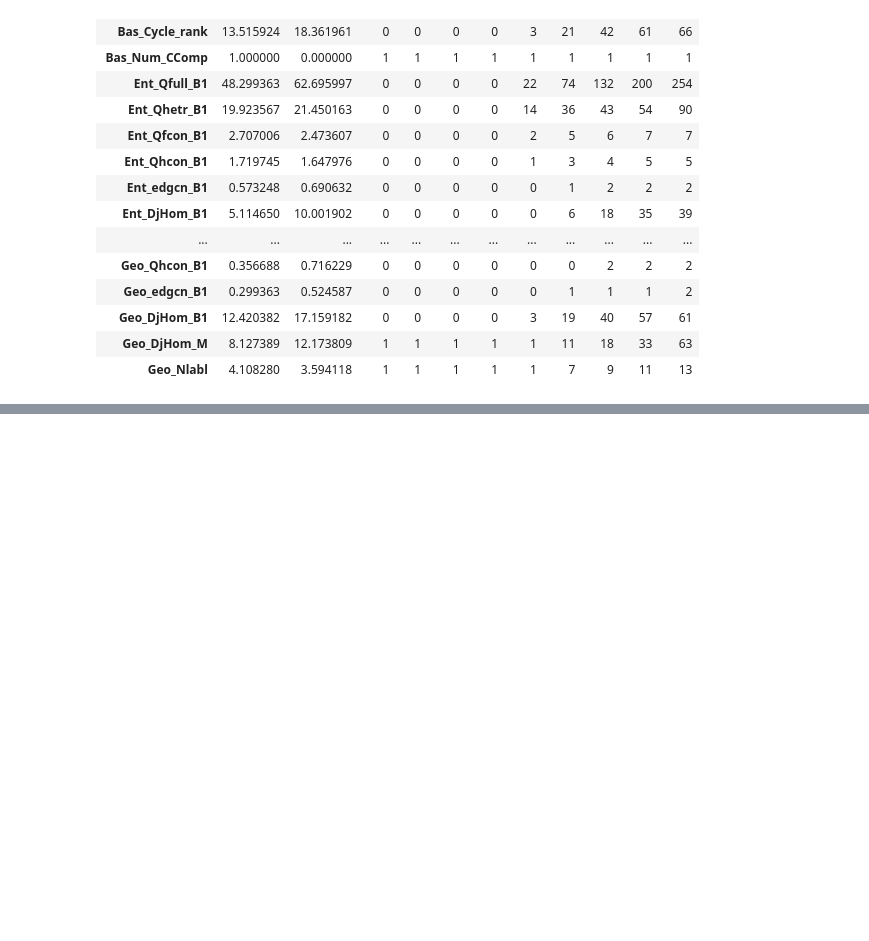
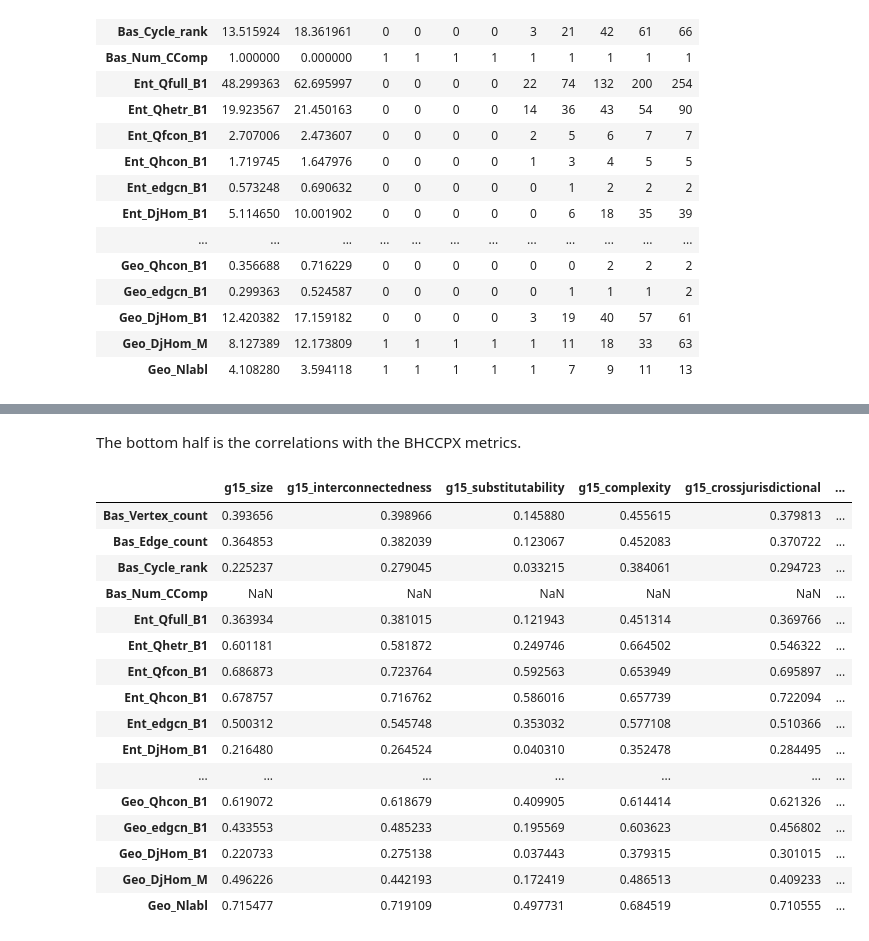
Before and after one commit to FinancialNetworkComplexity/bhccpx, a Jupyter notebook: bhccpx/examples/bhccpx.ipynb, the cells around one changed output, grey strips where cells are left out. Saved outputs shown, nothing was run; the diff lists cells and outputs as text; code cells hidden in the pictures; blank space fills up the shorter version.

Commit message:
added code for table 3 to notebook

```diff
--- a/bhccpx/examples/bhccpx.ipynb
+++ b/bhccpx/examples/bhccpx.ipynb
@@ -119,0 +139,10 @@ get_summary_statistics(df, excluded_columns=['rssd', 'asofdate'])
+# %%
+def get_indicator_helper(df: pd.DataFrame, rssd: int, indicator: str) -> float:
+	a = float(df.loc[df['ID_RSSD'] == rssd, "RISK"+indicator].values[0])
+	if not pd.isnull(a):
+		return a
+	if 'RISI'+indicator not in df.columns or 'RISO'+indicator not in df.columns:
+		return 0.0
+	b = float(df.loc[df['ID_RSSD'] == rssd, "RISI"+indicator].values[0])
+	c = float(df.loc[df['ID_RSSD'] == rssd, "RISO"+indicator].values[0])
+	return (b if not pd.isnull(b) else 0) + (c if not pd.isnull(c) else 0)
@@ -119,0 +180,12 @@ get_summary_statistics(df, excluded_columns=['rssd', 'asofdate'])
+# %%
+from bhc2out import extractBHC_cached
+
+valid_pairs = set() # (RSSD, year)
+for year in range(2019, 2023+1):
+	for _, row in y15_by_year[year].iterrows():
+		bhcfilename = 'NIC_'+str(row.ID_RSSD)+'_'+str(year)+'1231.pkl'
+		bhcfilepath = os.path.join(config.get('sys2bhc', 'outdir'), bhcfilename)
+		if os.path.exists(bhcfilepath):
+			valid_pairs.add((row.ID_RSSD, year))
+# %%
+df = bhc2out.make_wachwells_comparison([(rssd, f"{yyyy}1231") for rssd, yyyy in valid_pairs], config=config)
@@ -119,0 +195,7 @@ get_summary_statistics(df, excluded_columns=['rssd', 'asofdate'])
+# %%
+df['g15_size'] = df.apply(lambda row: get_size(row.rssd, int(row.asofdate[:4])), axis=1)
+df['g15_interconnectedness'] = df.apply(lambda row: get_interconnectedness(row.rssd, int(row.asofdate[:4])), axis=1)
+df['g15_substitutability'] = df.apply(lambda row: get_substitutability(row.rssd, int(row.asofdate[:4])), axis=1)
+df['g15_complexity'] = df.apply(lambda row: get_complexity(row.rssd, int(row.asofdate[:4])), axis=1)
+df['g15_crossjurisdictional'] = df.apply(lambda row: get_crossjurisdictional(row.rssd, int(row.asofdate[:4])), axis=1)
+df['g15_systemic'] = (df.g15_size + df.g15_interconnectedness + df.g15_substitutability + df.g15_complexity + df.g15_crossjurisdictional) / 5
@@ -119,0 +214,22 @@ get_summary_statistics(df, excluded_columns=['rssd', 'asofdate'])
+# %% [markdown]
+The bottom half is the correlations with the BHCCPX metrics.
+# %%
+df.corr().iloc[2:-6, -6:]
+# %% [output]
+|  | g15_size | g15_interconnectedness | g15_substitutability | g15_complexity | g15_crossjurisdictional | ... |
+| Bas_Vertex_count | 0.393656 | 0.398966 | 0.145880 | 0.455615 | 0.379813 | ... |
+| Bas_Edge_count | 0.364853 | 0.382039 | 0.123067 | 0.452083 | 0.370722 | ... |
+| Bas_Cycle_rank | 0.225237 | 0.279045 | 0.033215 | 0.384061 | 0.294723 | ... |
+| Bas_Num_CComp | NaN | NaN | NaN | NaN | NaN | ... |
+| Ent_Qfull_B1 | 0.363934 | 0.381015 | 0.121943 | 0.451314 | 0.369766 | ... |
+| Ent_Qhetr_B1 | 0.601181 | 0.581872 | 0.249746 | 0.664502 | 0.546322 | ... |
+| Ent_Qfcon_B1 | 0.686873 | 0.723764 | 0.592563 | 0.653949 | 0.695897 | ... |
+| Ent_Qhcon_B1 | 0.678757 | 0.716762 | 0.586016 | 0.657739 | 0.722094 | ... |
+| Ent_edgcn_B1 | 0.500312 | 0.545748 | 0.353032 | 0.577108 | 0.510366 | ... |
+| Ent_DjHom_B1 | 0.216480 | 0.264524 | 0.040310 | 0.352478 | 0.284495 | ... |
+| ... | ... | ... | ... | ... | ... | ... |
+| Geo_Qhcon_B1 | 0.619072 | 0.618679 | 0.409905 | 0.614414 | 0.621326 | ... |
+| Geo_edgcn_B1 | 0.433553 | 0.485233 | 0.195569 | 0.603623 | 0.456802 | ... |
+| Geo_DjHom_B1 | 0.220733 | 0.275138 | 0.037443 | 0.379315 | 0.301015 | ... |
+| Geo_DjHom_M | 0.496226 | 0.442193 | 0.172419 | 0.486513 | 0.409233 | ... |
+| Geo_Nlabl | 0.715477 | 0.719109 | 0.497731 | 0.684519 | 0.710555 | ... |
```
Also changed, not shown: parts of 6 cells of this notebook.
